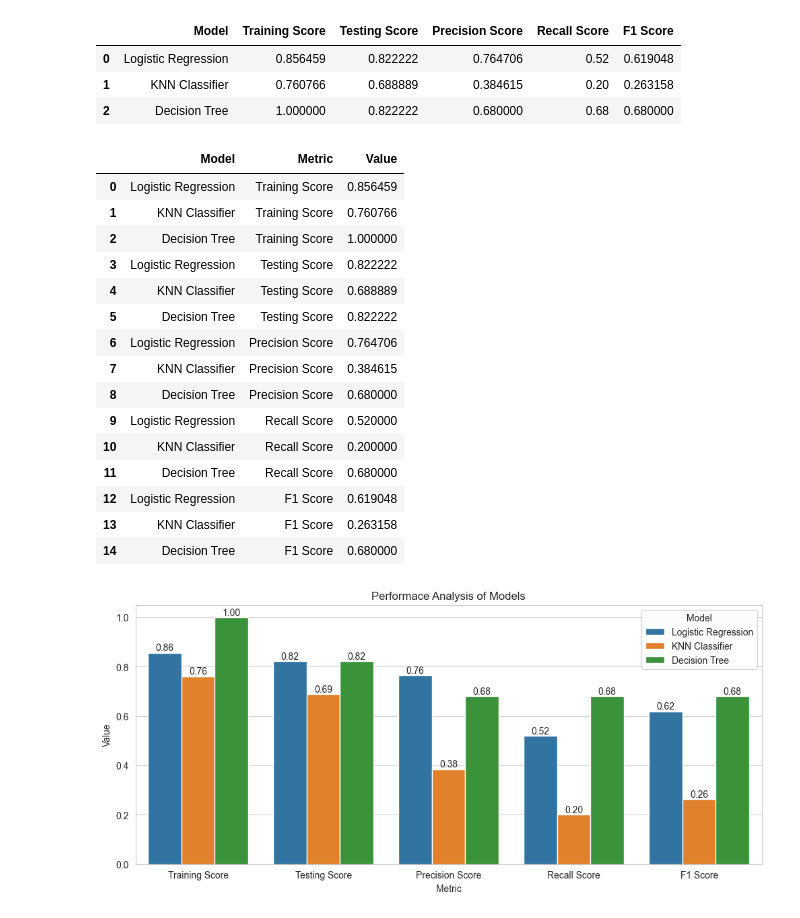
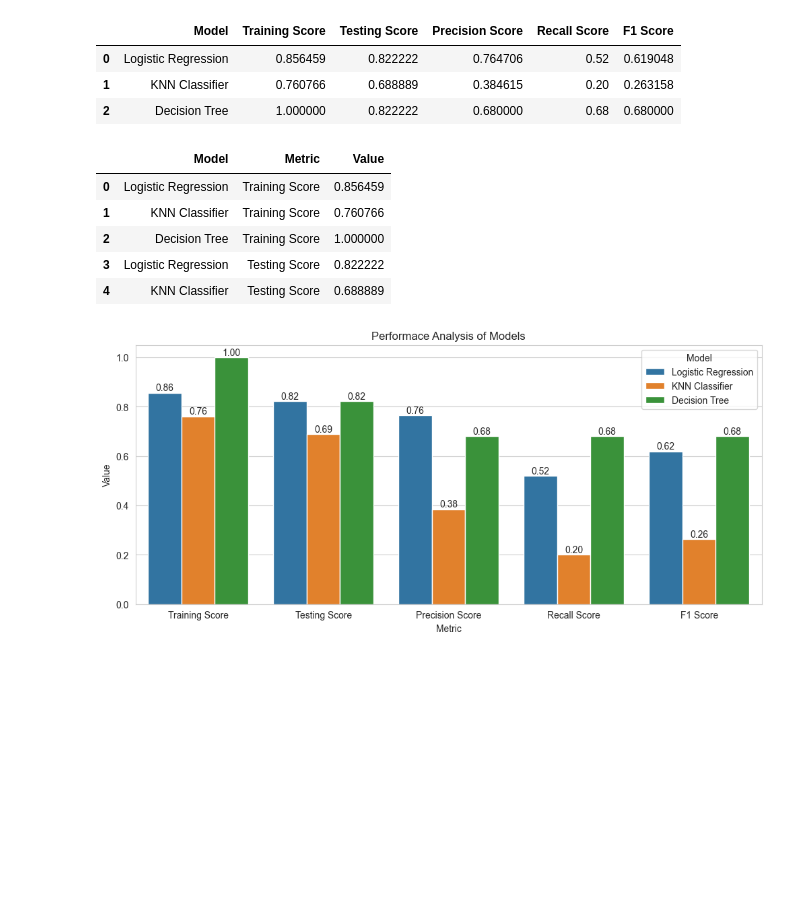
Before and after one commit to mohammadkhorshed/DS-ML-Assignments, a Jupyter notebook: assignment_08.ipynb, the cells around one changed output. Saved outputs shown, nothing was run; the diff lists cells and outputs as text; code cells hidden in the pictures; blank space fills up the shorter version.

```diff
--- a/assignment_08.ipynb
+++ b/assignment_08.ipynb
@@ -634,24 +634,14 @@ df_evaluation
 | 2 | Decision Tree | 1.000000 | 0.822222 | 0.680000 | 0.68 | 0.680000 |
 # %%
 melted_df_evaluation = df_evaluation.melt(id_vars='Model', var_name='Metric', value_name='Value') # Melted the df
-melted_df_evaluation
+melted_df_evaluation.head()
 # %% [output]
 |  | Model | Metric | Value |
 | 0 | Logistic Regression | Training Score | 0.856459 |
 | 1 | KNN Classifier | Training Score | 0.760766 |
 | 2 | Decision Tree | Training Score | 1.000000 |
 | 3 | Logistic Regression | Testing Score | 0.822222 |
 | 4 | KNN Classifier | Testing Score | 0.688889 |
-| 5 | Decision Tree | Testing Score | 0.822222 |
-| 6 | Logistic Regression | Precision Score | 0.764706 |
-| 7 | KNN Classifier | Precision Score | 0.384615 |
-| 8 | Decision Tree | Precision Score | 0.680000 |
-| 9 | Logistic Regression | Recall Score | 0.520000 |
-| 10 | KNN Classifier | Recall Score | 0.200000 |
-| 11 | Decision Tree | Recall Score | 0.680000 |
-| 12 | Logistic Regression | F1 Score | 0.619048 |
-| 13 | KNN Classifier | F1 Score | 0.263158 |
-| 14 | Decision Tree | F1 Score | 0.680000 |
 # %%
 plt.figure(figsize=(12, 5))
 ax = sns.barplot(data=melted_df_evaluation, x='Metric', y='Value', hue='Model')
```
Also changed, not shown: parts of 19 cells of this notebook.
